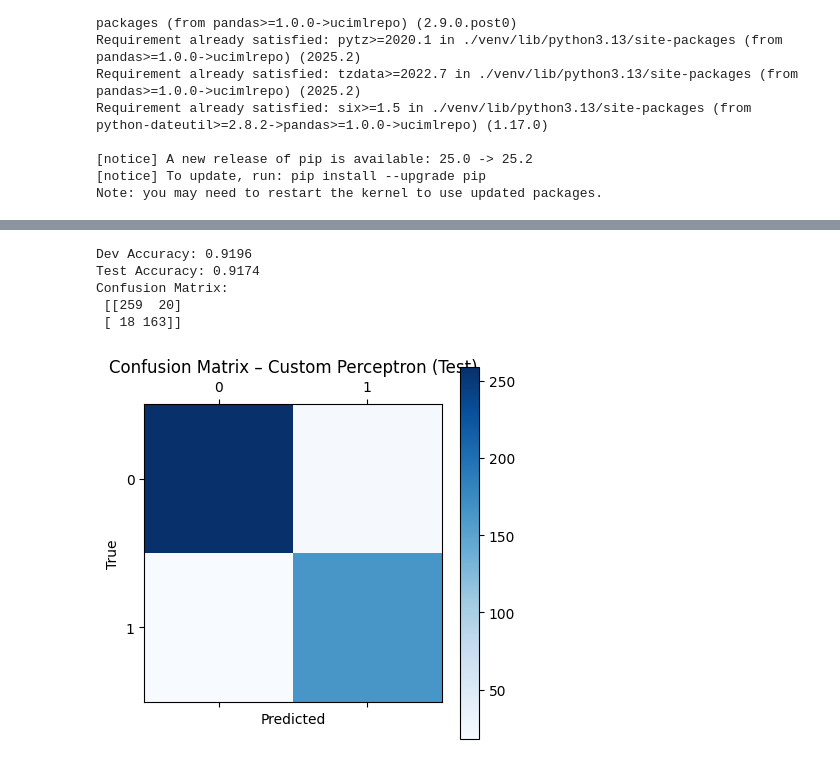
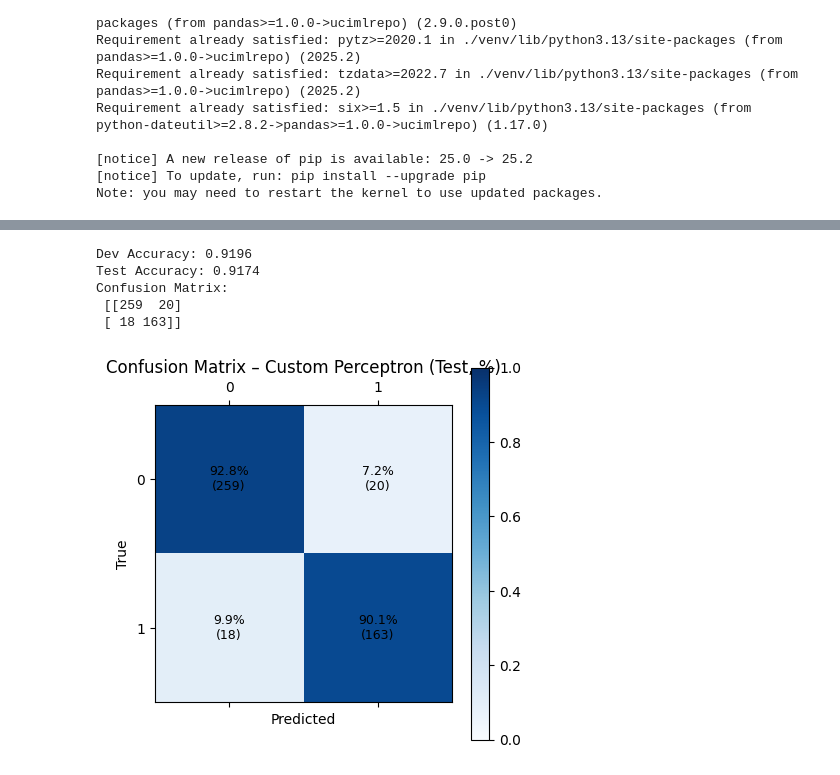
Before and after one commit to AnvithV/binary_classifier, a Jupyter notebook: main.ipynb, the cells around one changed output, grey strips where cells are left out. Drawn from its saved outputs; the diff is of its cells as text; code cells hidden in the pictures.

```diff
--- a/main.ipynb
+++ b/main.ipynb
@@ -108,12 +101,12 @@ Spambase SVM Confusion Matrix:
 # %%
-#TESTING LOGISTIC REGRESSION ON SPAMBASE DATASET
-
+#1.2 Logistic Regression on Spambase Dataset
 X = df.iloc[:, :-1].values # feature matrix
 y = df.iloc[:, -1].values # target vector
 
 X_train, X_dev_test, y_train, y_dev_test = train_test_split( # split into train and dev+test
     X, y, test_size=0.20, stratify=y, random_state=42 # ensure reproducibility and maintain class distribution
 )
+
 
 X_dev, X_test, y_dev, y_test = train_test_split( # split dev+test into dev and test
     X_dev_test, y_dev_test, test_size=0.50, stratify=y_dev_test, random_state=42
@@ -134,12 +127,19 @@ confusion = confusion_matrix(y_test, y_pred) # calculate confusion matrix
 
 print("Accuracy:", accuracy)
 print("Confusion Matrix:\n", confusion)
+cm_log = confusion_matrix(y_test, y_pred)
+with np.errstate(divide='ignore', invalid='ignore'):
+    cm_log_pct = cm_log / cm_log.sum(axis=1, keepdims=True)
+    cm_log_pct = np.nan_to_num(cm_log_pct)
 
-plt.matshow(confusion, cmap=plt.cm.Blues)
-plt.title('Confusion Matrix – Logistic Regression')
+plt.matshow(cm_log_pct, vmin=0, vmax=1, cmap=plt.cm.Blues)
+plt.title('Confusion Matrix – Logistic Regression (Test, %)')
 plt.colorbar()
-plt.xlabel('Predicted Label')
-plt.ylabel('True Label')
+plt.xlabel('Predicted'); plt.ylabel('True')
+for i in range(cm_log.shape[0]):
+    for j in range(cm_log.shape[1]):
+        plt.text(j, i, f"{cm_log_pct[i,j]*100:.1f}%\n({cm_log[i,j]})",
+                 ha='center', va='center', fontsize=9)
 plt.show()
 # %% [output]
 Accuracy: 0.9326086956521739
@@ -150,6 +150,6 @@ Confusion Matrix:
 # %%
-#MY PERCEPTRON IMPLEMENTATION ON SPAMBASE DATASET
 
+#1.3 Custom Perceptron on Spambase Dataset
 
 class CustomPerceptron:
     def __init__(self, learning_rate=0.01, n_iters=1000):
@@ -191,36 +191,44 @@ X_dev, X_test, y_dev, y_test = train_test_split(
 scaler = StandardScaler()
 X_train = scaler.fit_transform(X_train)
 X_dev   = scaler.transform(X_dev)
 X_test  = scaler.transform(X_test)
 
 # 4) Instantiate and train perceptron
 perc = CustomPerceptron(learning_rate=0.01, n_iters=1000)
 perc.fit(X_train, y_train)
 
 # 5) Dev evaluation (useful for tuning learning_rate or n_iters)
 y_dev_pred = perc.predict(X_dev)
 dev_acc = accuracy_score(y_dev, y_dev_pred)
 print(f"Dev Accuracy: {dev_acc:.4f}")
 
 # 6) Final test evaluation
 y_test_pred = perc.predict(X_test)
 test_acc = accuracy_score(y_test, y_test_pred)
 cm = confusion_matrix(y_test, y_test_pred)
 print(f"Test Accuracy: {test_acc:.4f}")
 print("Confusion Matrix:\n", cm)
 
 # 7) Visualize confusion matrix
-plt.matshow(cm, cmap=plt.cm.Blues)
-plt.title('Confusion Matrix – Custom Perceptron (Test)')
+cm_perc = confusion_matrix(y_test, y_test_pred)
+with np.errstate(divide='ignore', invalid='ignore'):
+    cm_perc_pct = cm_perc / cm_perc.sum(axis=1, keepdims=True)
+    cm_perc_pct = np.nan_to_num(cm_perc_pct)
+
+plt.matshow(cm_perc_pct, vmin=0, vmax=1, cmap=plt.cm.Blues)
+plt.title('Confusion Matrix – Custom Perceptron (Test, %)')
 plt.colorbar()
-plt.xlabel('Predicted')
-plt.ylabel('True')
+plt.xlabel('Predicted'); plt.ylabel('True')
+for i in range(cm_perc.shape[0]):
+    for j in range(cm_perc.shape[1]):
+        plt.text(j, i, f"{cm_perc_pct[i,j]*100:.1f}%\n({cm_perc[i,j]})",
+                 ha='center', va='center', fontsize=9)
 plt.show()
 # %% [output]
 Dev Accuracy: 0.9196
 Test Accuracy: 0.9174
 Confusion Matrix:
  [[259  20]
  [ 18 163]]
-[figure, old version]
+[figure, new version]
 # %%
```
Also changed, not shown: parts of 4 cells of this notebook, 1 other file.
